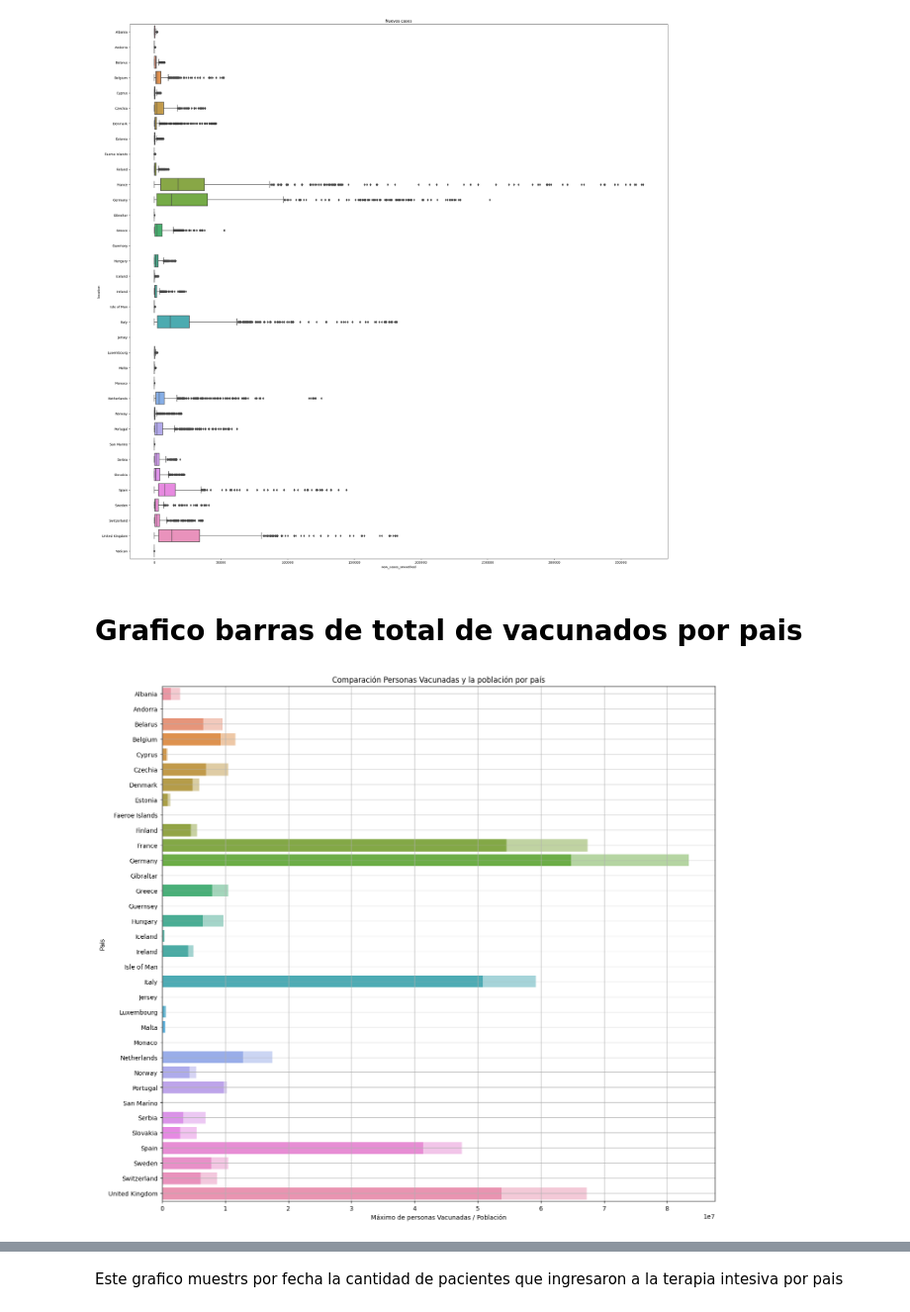
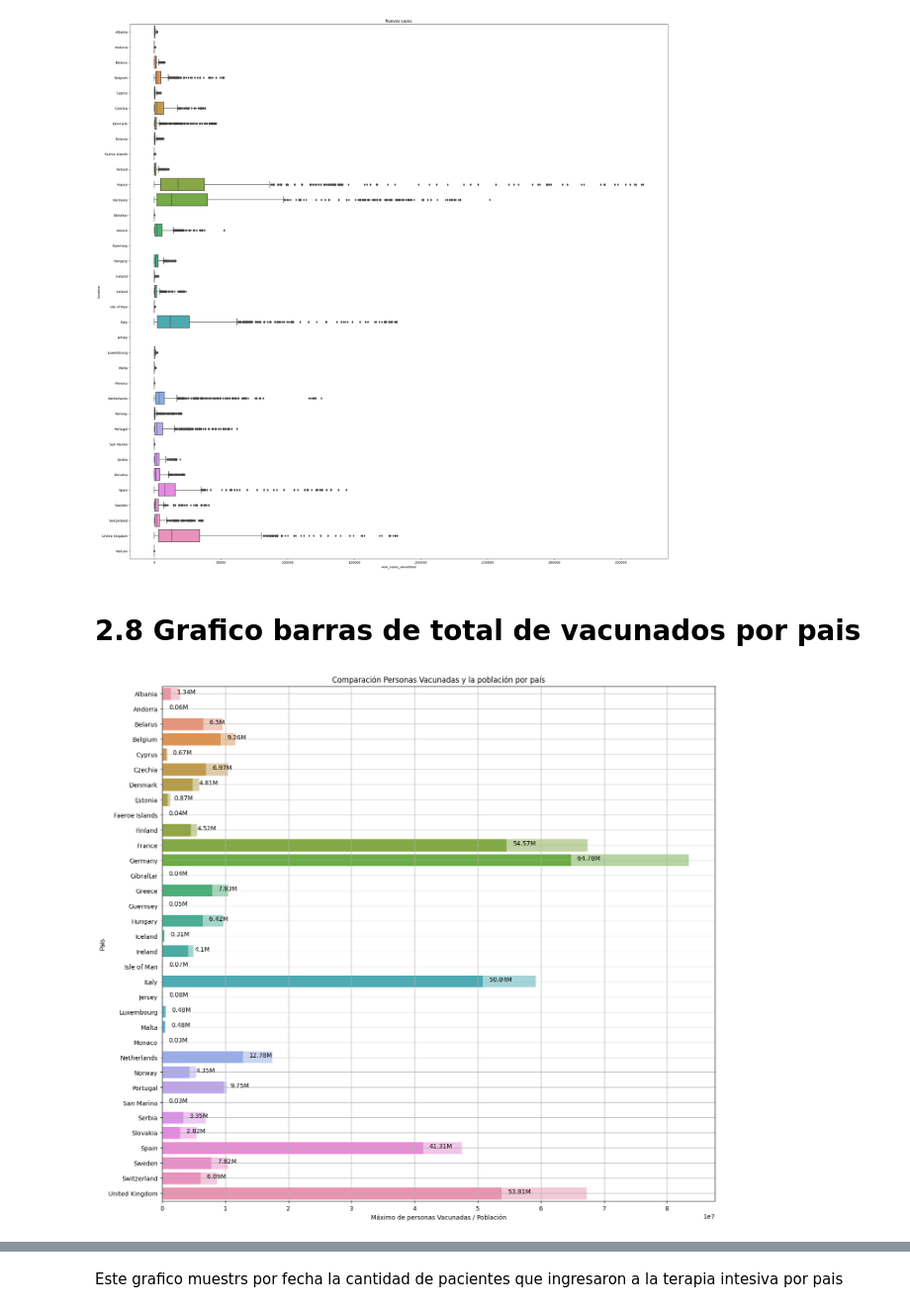
Before and after one commit to Ignacioramirez98/CursoDataScienceCoder, a Jupyter notebook: desafio_9/Data_StoryTelling_Ramirez.ipynb, the cells around one changed output, grey strips where cells are left out. Shown at 99% size. Saved outputs shown, nothing was run; the diff lists cells and outputs as text; code cells hidden in the pictures.

```diff
--- a/desafio_9/Data_StoryTelling_Ramirez.ipynb
+++ b/desafio_9/Data_StoryTelling_Ramirez.ipynb
@@ -65,7 +87,7 @@ df.replace('0',np.nan,inplace=True)
 # %% [markdown]
 ##### Ahora vamos a tomar nuestro df y voy a analizar en cada colunma de interes si estos tiene al menos el 60% de los datos no nulos, si el pais tiene alguna de estas colunmas de interes con menos del 60% de datos voy a excluir ese pais del analisis ya que no tiene una buena base para poder hacer el analisis
 # %%
-#df = df.drop(['total_cases_per_million','new_cases_per_million','new_cases_smoothed_per_million','total_deaths_per_million', 'new_deaths_per_million','new_deaths_smoothed_per_million','icu_patients_per_million','hosp_patients_per_million','weekly_icu_admissions_per_million','weekly_hosp_admissions_per_million','total_tests_per_thousand','new_tests_per_thousand','new_tests_smoothed_per_thousand','total_vaccinations_per_hundred', 'people_vaccinated_per_hundred','people_fully_vaccinated_per_hundred', 'total_boosters_per_hundred','new_vaccinations_smoothed_per_million','new_people_vaccinated_smoothed_per_hundred'],axis=1)
+df = df.drop(['total_cases_per_million','new_cases_per_million','new_cases_smoothed_per_million','total_deaths_per_million', 'new_deaths_per_million','new_deaths_smoothed_per_million','icu_patients_per_million','hosp_patients_per_million','weekly_icu_admissions_per_million','weekly_hosp_admissions_per_million','total_tests_per_thousand','new_tests_per_thousand','new_tests_smoothed_per_thousand','total_vaccinations_per_hundred', 'people_vaccinated_per_hundred','people_fully_vaccinated_per_hundred', 'total_boosters_per_hundred','new_vaccinations_smoothed_per_million','new_people_vaccinated_smoothed_per_hundred'],axis=1)
 pais = df['location'].unique().tolist()
 paises_a_descartar =[]
 colunmas_de_interes = ['total_cases','total_deaths','stringency_index','total_vaccinations','people_vaccinated','people_fully_vaccinated','hosp_patients','population','total_tests', 'new_tests']
@@ -92,7 +114,7 @@ valores_a_eliminar = df_a_descartar[0].unique().tolist()
 # eliminacion de filas que contiene valores nulos de colunmas importantes.
 #df = df.dropna(subset=['total_cases','total_deaths','stringency_index','total_vaccinations','people_vaccinated','people_fully_vaccinated','hosp_patients','population','total_tests', 'new_tests',])
 # eliminaciond e colunmas que no resultan importates para la evalaucion de los datos.
-#df = df.drop(['total_cases_per_million','new_cases_per_million','new_cases_smoothed_per_million','total_deaths_per_million', 'new_deaths_per_million','new_deaths_smoothed_per_million','icu_patients_per_million','hosp_patients_per_million','weekly_icu_admissions_per_million','weekly_hosp_admissions_per_million','total_tests_per_thousand','new_tests_per_thousand','new_tests_smoothed_per_thousand','total_vaccinations_per_hundred', 'people_vaccinated_per_hundred','people_fully_vaccinated_per_hundred', 'total_boosters_per_hundred','new_vaccinations_smoothed_per_million','new_people_vaccinated_smoothed_per_hundred'],axis=1)
+df = df.drop(['total_cases_per_million','new_cases_per_million','new_cases_smoothed_per_million','total_deaths_per_million', 'new_deaths_per_million','new_deaths_smoothed_per_million','icu_patients_per_million','hosp_patients_per_million','weekly_icu_admissions_per_million','weekly_hosp_admissions_per_million','total_tests_per_thousand','new_tests_per_thousand','new_tests_smoothed_per_thousand','total_vaccinations_per_hundred', 'people_vaccinated_per_hundred','people_fully_vaccinated_per_hundred', 'total_boosters_per_hundred','new_vaccinations_smoothed_per_million','new_people_vaccinated_smoothed_per_hundred'],axis=1)
 #df.dtypes
 df = df.drop(df[df['location'].isin(valores_a_eliminar)].index)
 df
@@ -151,10 +173,10 @@ continentes = copy_df.groupby("continent")
 
 # Separo por continente
 
-copy_df = copy_df.query('continent in ["Europe"]')
+copy_df = copy_df.query('location in ["United States"]')
 
 paises = copy_df.groupby("location")
-#copy_df['date']
+#paises.size()
 # %% [markdown]
 ###
 # %% [markdown]
@@ -161,0 +184,23 @@ paises = copy_df.groupby("location")
+# %%
+pais_df = copy_df[copy_df['location'] == 'United States']
+
+# Crear el gráfico
+fig, ax = plt.subplots(figsize=(10, 6))
+ax2 = ax.twinx()
+
+# Graficar el primer conjunto de datos (nuevos casos)
+ax.plot(pais_df['date'], pais_df['new_cases_smoothed'], color='blue', label='Nuevos Casos')
+# Graficar el segundo conjunto de datos (Índice de restricción)
+ax2.plot(pais_df['date'], pais_df['stringency_index'], color='red', label='Índice de restricción')
+
+ax.set_ylabel('Nuevos Casos', color='blue')
+ax2.set_ylabel('Índice de restricción', color='red')
+ax.tick_params(axis='y', labelcolor='blue')
+ax2.tick_params(axis='y', labelcolor='red')
+ax.set_title('Estado Unidos')
+ax.set_xlabel('Fechas')
+
+# Agregar leyenda y mostrar el gráfico
+ax.legend(loc='upper left')
+ax2.legend(loc='upper right')
+plt.show()
@@ -237,19 +311,26 @@ plt.title('Nuevos casos')
 Text(0.5, 1.0, 'Nuevos casos')
 [figure]
 # %% [markdown]
-# Grafico barras de total de vacunados por pais
+# 2.8 Grafico barras de total de vacunados por pais
 # %%
 df3 = copy_df.dropna(subset=["people_vaccinated"])
 
 plt.figure(figsize=(16,15))
 df_grouped = df3.groupby('location').max()
-sns.barplot(y=df_grouped.index, x='population', data=df_grouped,  alpha = 0.5)
+
+ax = sns.barplot(y=df_grouped.index, x='population', data=df_grouped,  alpha = 0.5)
+
+#sns.barplot(y=df_grouped.index, x='population', data=df_grouped,  alpha = 0.5)
 sns.barplot(y=df_grouped.index, x='people_vaccinated', data=df_grouped )
+
+for i, value in enumerate(df_grouped['people_vaccinated']):
+    ax.annotate(f'{round(float(value/1000000),2)}M', (value+1000000, i), ha='left', fontsize=10)
+
 plt.grid()
 plt.xlabel('Máximo de personas Vacunadas / Población')
 plt.ylabel('Pais')
 plt.title('Comparación Personas Vacunadas y la población por país')
 plt.show()
 # %% [output]
-[figure, old version]
+[figure, new version]
 # %% [markdown]
```
Also changed, not shown: parts of 44 cells of this notebook, 2 other files.
